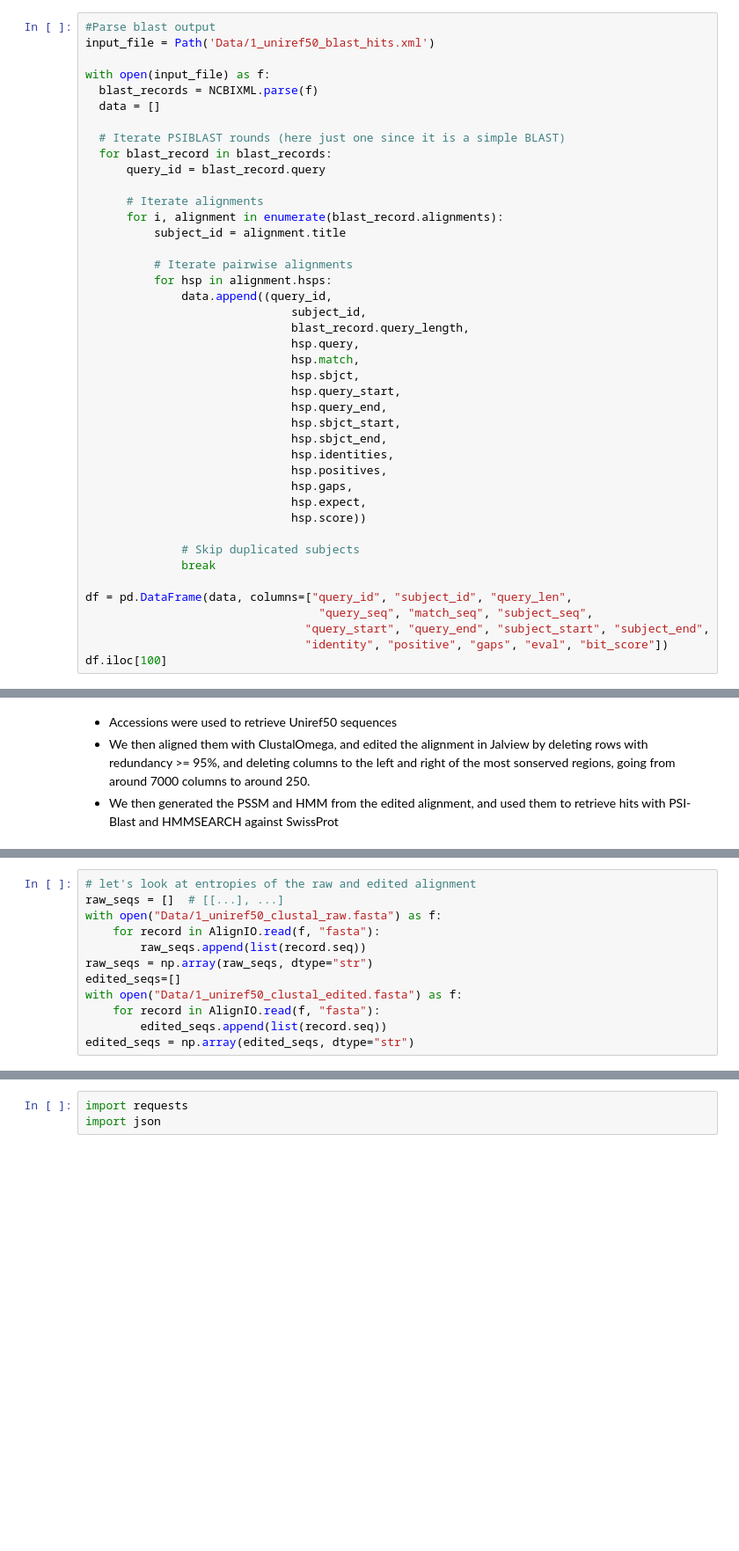
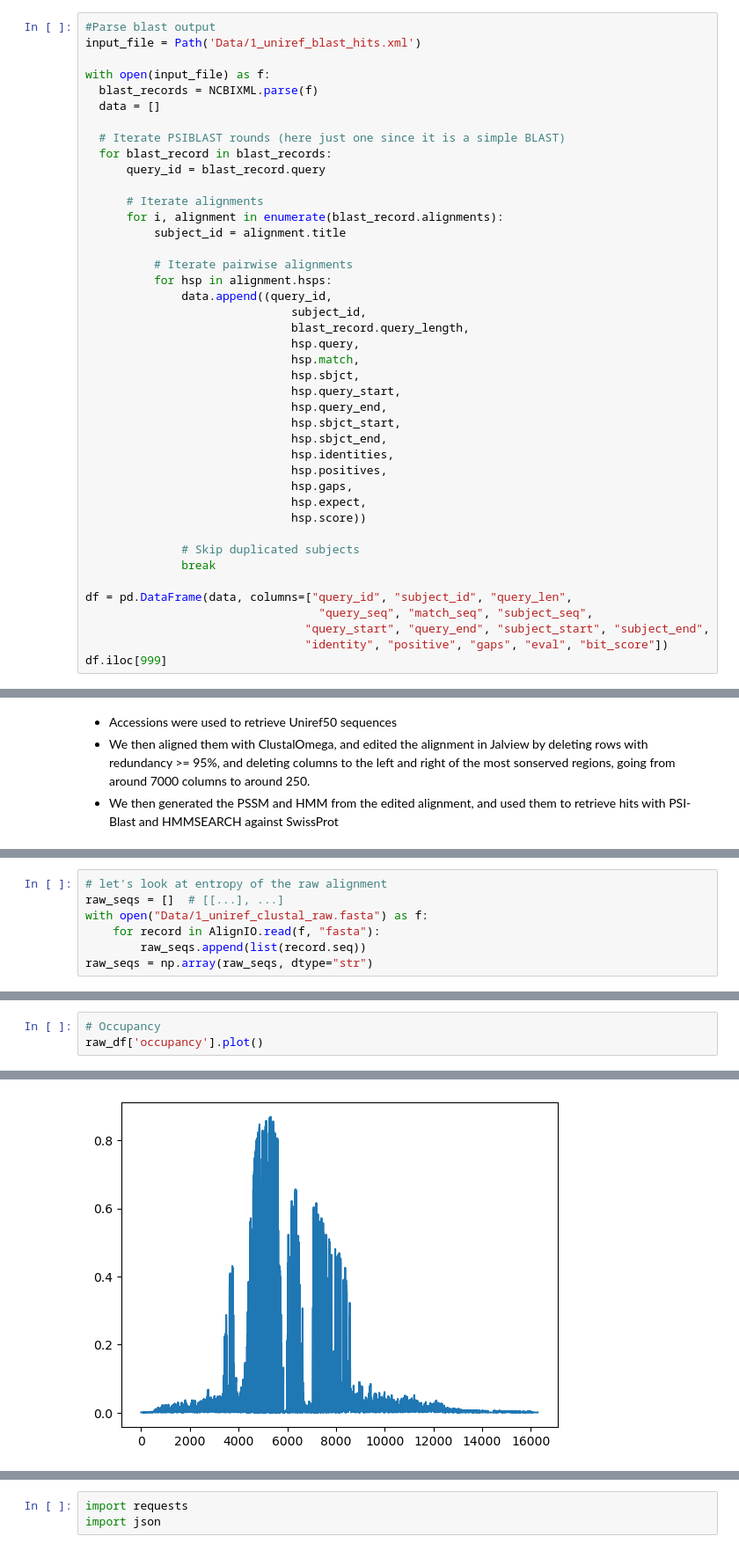
Before and after one commit to nourhousseinii/Bio_Data_Final_Project, a Jupyter notebook: Final_project_code.ipynb, the cells around one changed output, grey strips where cells are left out. Shown: that part at 88% size. Saved outputs shown, nothing was run; the diff lists cells and outputs as text; blank space fills up the shorter version.

```diff
--- a/Final_project_code.ipynb
+++ b/Final_project_code.ipynb
@@ -16,6 +20,6 @@ from sklearn.metrics import ConfusionMatrixDisplay
 # %%
 #Parse blast output
-input_file = Path('Data/1_uniref50_blast_hits.xml')
+input_file = Path('Data/1_uniref_blast_hits.xml')
 
 with open(input_file) as f:
   blast_records = NCBIXML.parse(f)
@@ -54,6 +58,6 @@ df = pd.DataFrame(data, columns=["query_id", "subject_id", "query_len",
                                   "query_seq", "match_seq", "subject_seq",
                                 "query_start", "query_end", "subject_start", "subject_end",
                                 "identity", "positive", "gaps", "eval", "bit_score"])
-df.iloc[100]
+df.iloc[999]
 # %% [output]
 query_id                                                EMBOSS_001
@@ -90,15 +92,10 @@ with open(out_file, 'w') as fout:
 # %%
-# let's look at entropies of the raw and edited alignment
+# let's look at entropy of the raw alignment
 raw_seqs = []  # [[...], ...]
-with open("Data/1_uniref50_clustal_raw.fasta") as f:
+with open("Data/1_uniref_clustal_raw.fasta") as f:
     for record in AlignIO.read(f, "fasta"):
         raw_seqs.append(list(record.seq))
 raw_seqs = np.array(raw_seqs, dtype="str")
-edited_seqs=[]
-with open("Data/1_uniref50_clustal_edited.fasta") as f:
-    for record in AlignIO.read(f, "fasta"):
-        edited_seqs.append(list(record.seq))
-edited_seqs = np.array(edited_seqs, dtype="str")
 # %%
 aa = ["A", "R", "N", "D", "C", "E", "Q", "G", "H", "I", "L", "K", "M", "F", "P", "S", "T", "W", "Y", "V"]
 raw_data = []
@@ -152,0 +124,4 @@ edited_df = pd.DataFrame(edited_data, columns=['pos', 'occupancy', 'entropy', 'c
+# %%
+# Occupancy
+raw_df['occupancy'].plot()
+# %% [output]
@@ -153 +129,2 @@ edited_df = pd.DataFrame(edited_data, columns=['pos', 'occupancy', 'entropy', 'c
+[figure, added]
 # %%
```
Also changed, not shown: parts of 64 cells of this notebook.
